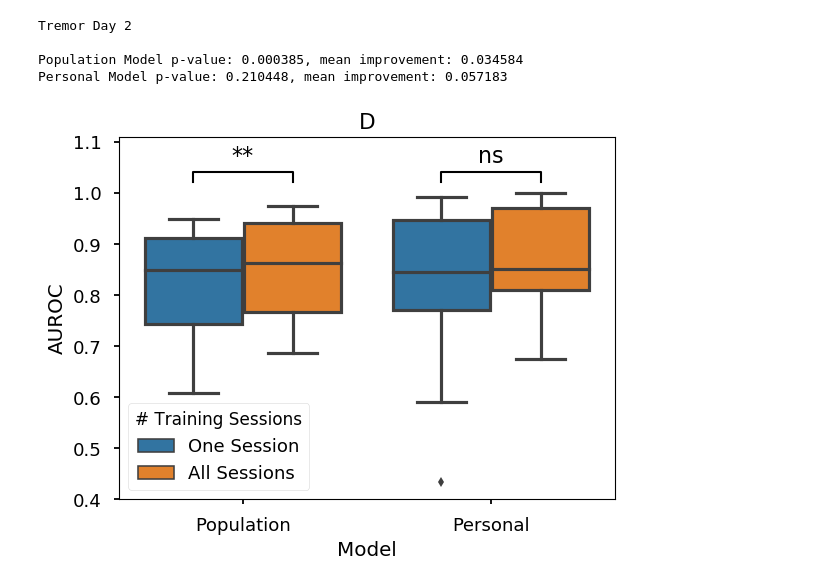
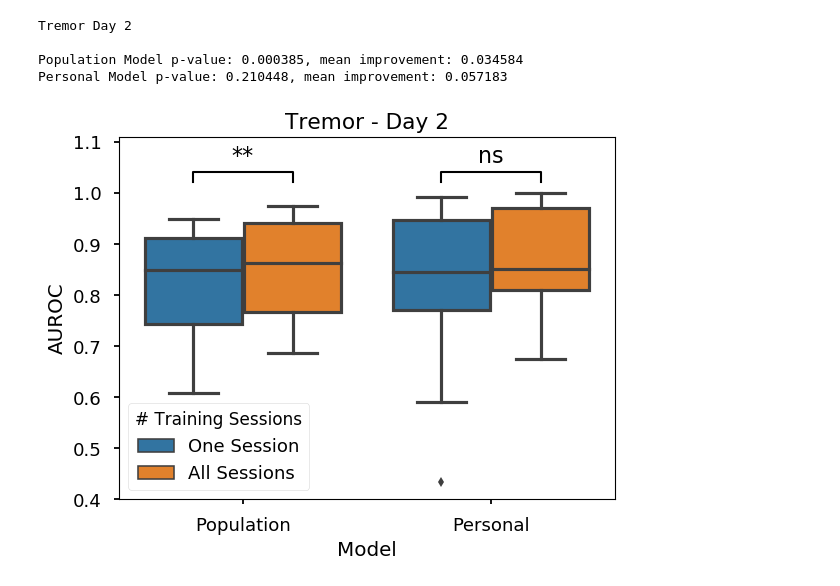
Before and after one commit to nshawen/CIS_PD, a Jupyter notebook: PaperAnalysis.ipynb, the cells around one changed output. Drawn from its saved outputs; the diff is of its cells as text; code cells hidden in the pictures.

```diff
--- a/PaperAnalysis.ipynb
+++ b/PaperAnalysis.ipynb
@@ -1817,29 +1817,29 @@ Personal Model p-value: 0.210448, mean improvement: 0.057183
 # %%
 g1 = np.shape(global_one)[0]*['Population']
 g2 = np.shape(person_one)[0]*['Personal']
 df = pd.DataFrame.from_dict({'Model':(g1 + g2),'One Session':(list(global_one) + list(person_one)),
                              'All Sessions':(list(global_all) + list(person_all))})
 df_new = pd.melt(df,id_vars=['Model'],value_vars=['One Session','All Sessions'],var_name=['# Training Sessions'])
 
 figure = plt.figure()
 figure.set_dpi(100)
 figure.set_size_inches(6.4,4.8)
 ax = sns.boxplot(x='Model',y='value',data=df_new,hue='# Training Sessions');
 plt.ylabel('AUROC');
-plt.title('D');
+plt.title('Tremor - Day 2');
 plt.ylim(0.4,1.11);
 
 x1,x2 = -0.2,0.2
 y, h, col = df_new['value'].max() + 0.02, 0.02, 'k'
 plt.plot([x1, x1, x2, x2], [y, y+h, y+h, y], lw=1.5, c=col)
 plt.text((x1+x2)*.5, y+h+0.01, "**", ha='center', va='bottom', color=col,fontsize=16);
 
 x3,x4 = 0.8,1.2
 y, h, col = df_new['value'].max() + 0.02, 0.02, 'k'
 plt.plot([x3, x3, x4, x4], [y, y+h, y+h, y], lw=1.5, c=col)
 plt.text((x3+x4)*.5, y+h+0.01, "ns", ha='center', va='bottom', color=col,fontsize=16);
 
 plt.savefig(os.path.join(results_path,'Tremor Day 2 Comparison.tiff'),format='tiff',dpi=1000)
 plt.savefig(os.path.join(results_path,'Tremor Day 2 Comparison.png'),format='png',dpi=1000)
 # %% [output]
-[figure, old version]
+[figure, new version]
```
Also changed, not shown: parts of 4 cells of this notebook.
